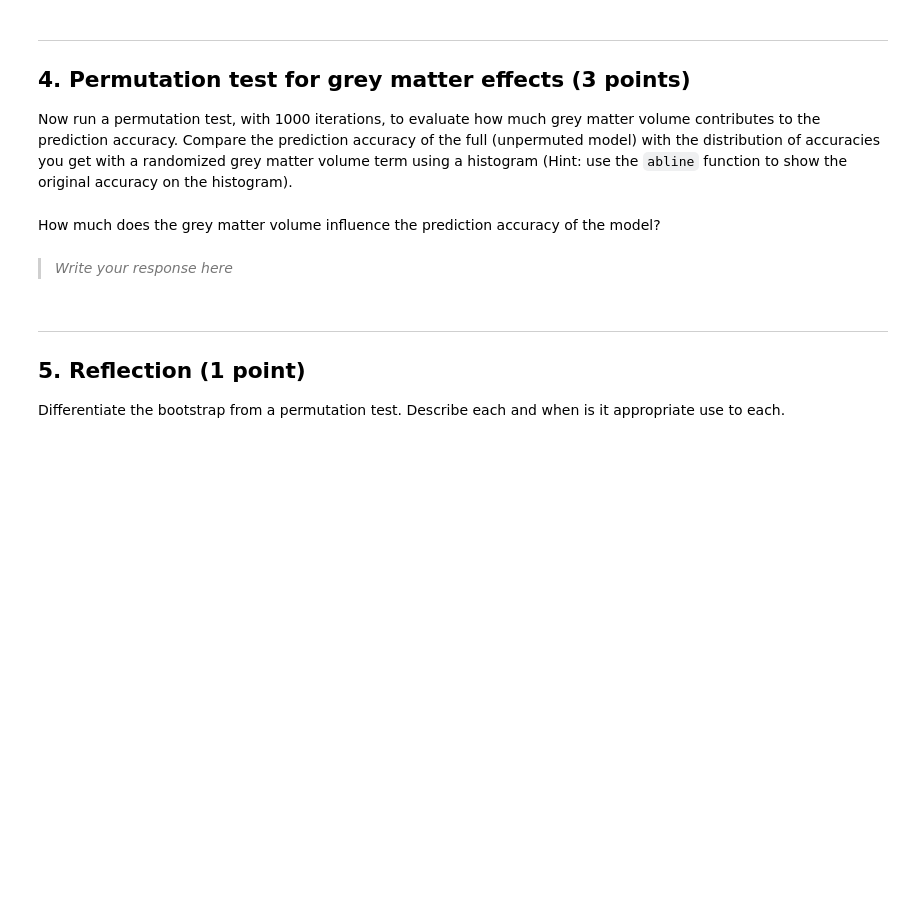
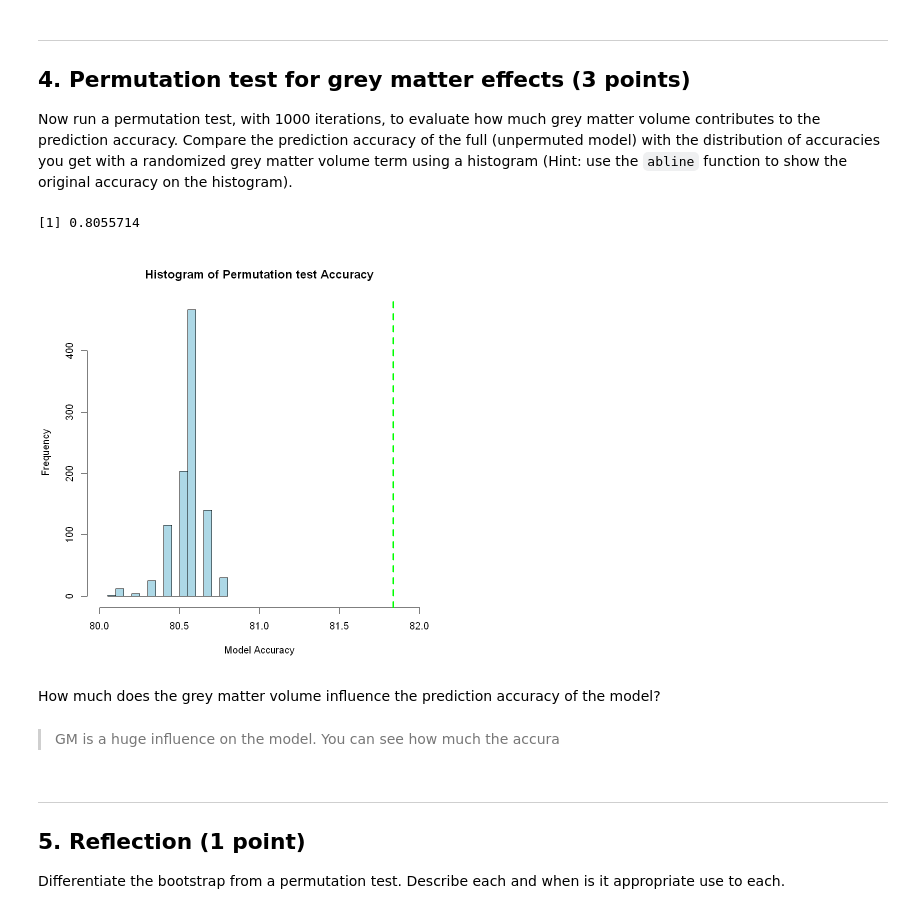
Before and after one commit to tardifmc/Tardif_DSPN_S22, a Jupyter notebook: Homework8.ipynb, the cells around one changed output. Cells and saved outputs as stored; diff of their text form; code cells hidden in the pictures; blank space fills up the shorter version.

Commit message:
Version 4

```diff
--- a/Homework8.ipynb
+++ b/Homework8.ipynb
@@ -260,31 +260,39 @@ How robust is the prediction accuracy of the full model?
 ## 4. Permutation test for grey matter effects (3 points)
 
 Now run a permutation test, with 1000 iterations, to evaluate how much grey matter volume contributes to the prediction accuracy. Compare the prediction accuracy of the full (unpermuted model) with the distribution of accuracies you get with a randomized grey matter volume term using a histogram (Hint: use the `abline` function to show the original accuracy on the histogram).
-# %%
-#permutation test from the tutorial. #need to add abline
-perm_d2 = d2
-
-R =1000
-
-perm.coefs=matrix(NA,nrow=R, ncol=2) #
-
-for (i in 1:R){
-  perm_d2$XXX = d2$XXXr[sample(392)] # This is a shuffled version of the Auto$horsepower vector
-  perm.acc[i,]= XXXaccuracy ###
-}
-
-# Take a look at the null distributions
-hist(perm.acc[,2])
-
-
-# Now re-estimate the real (unpermuted) effect
-perm.real = XXXaccuracy
-perm.real
+# %%
+perm_d1 = d1 #want to preserve the non-permuted, true form of data!
+num_obs = nrow(d1)
+
+# Set the number of iterations
+R=1000
+
+# Next make an output object to store the results
+perm_acc=matrix(NA,nrow=R, ncol=1) #filling with nas at first
+
+# Now just write a for loop where we scramble the observations
+# in X using the sample() function. We'll scramble the observations in R different ways
+for (i in 1:R){
+  perm_d1$FS_Total_GM_Vol=d1$FS_Total_GM_Vol[sample(1113)] #randomize GM vol
+  perm_acc[i]<- boot.fn(perm_d1, 1:1113) # then we get coefficients for linear model of shuffled horsepower to auto
+}
+
+
+# Take a look at the null distributions
+perm_acc <- as.data.frame(perm_acc)
+mean(perm_acc$V1)
+
+#HIST
+hist((perm_acc$V1*100), xlim=c(80,82), xlab="Model Accuracy", main="Histogram of Permutation test Accuracy", col="lightblue")
+abline(v= boot_mean*100, col="green", lwd=3, lty=2)
+# %% [output]
+[1] 0.8055714
+[figure, added]
 # %% [markdown]
 How much does the grey matter volume influence the prediction accuracy of the model?
-# %% [markdown]
-> *Write your response here*
->
+# %% [markdown]
+> GM is a huge influence on the model. You can see how much the accura
+>
 # %% [markdown]
 ---
 ## 5. Reflection (1 point)
```
